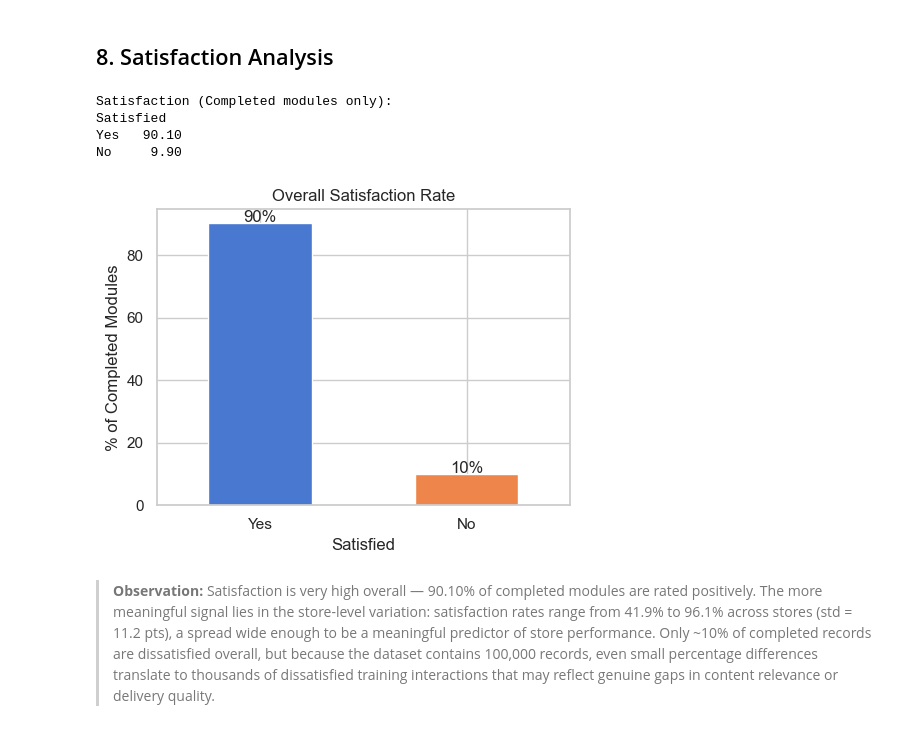
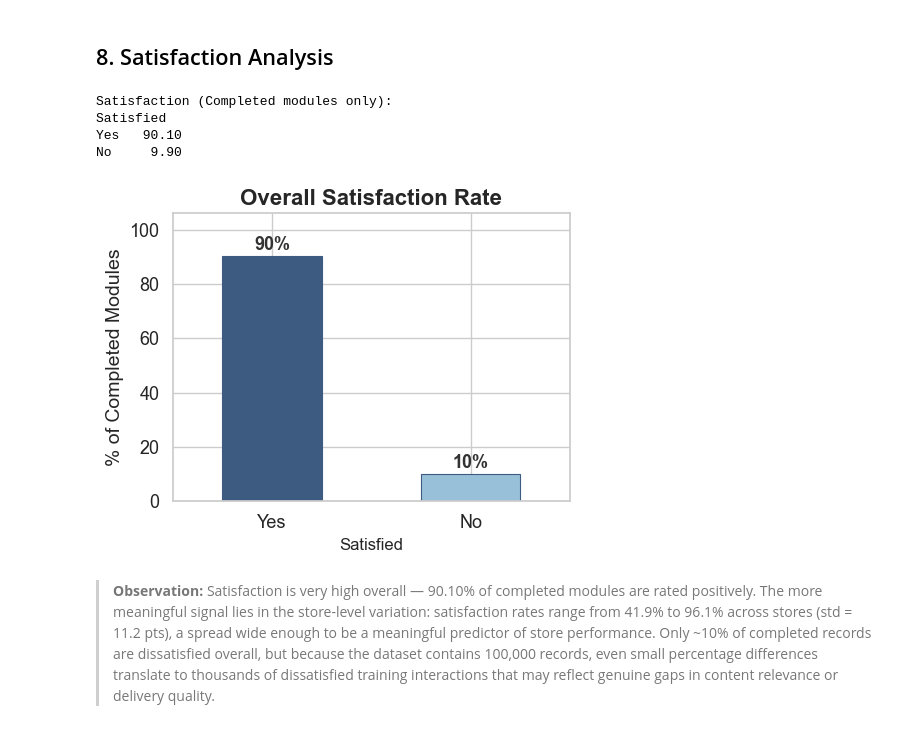
Before and after one commit to linokon4120/Weis_Project, a Jupyter notebook: Weis_LMS_EDA.ipynb, the cells around one changed output. Saved outputs shown, nothing was run; the diff lists cells and outputs as text; code cells hidden in the pictures.

```diff
--- a/Weis_LMS_EDA.ipynb
+++ b/Weis_LMS_EDA.ipynb
@@ -452,26 +497,33 @@ plt.show()
 # %%
 # Overall satisfaction rate (only among completed modules where Satisfied is recorded)
 sat_df = df[df['Is_Completed'] == 1].copy()
 overall_sat = sat_df['Satisfied'].value_counts(normalize=True).mul(100)
 print('Satisfaction (Completed modules only):')
 print(overall_sat.to_string())
 
 fig, ax = plt.subplots(figsize=(5, 4))
-overall_sat.plot(kind='bar', ax=ax, color=sns.color_palette('muted', 2))
-ax.set_ylabel('% of Completed Modules')
-ax.set_title('Overall Satisfaction Rate')
-ax.tick_params(axis='x', rotation=0)
+overall_sat.plot(kind='bar', ax=ax, color=['#3d5a80', '#98c1d9'],
+                 edgecolor='#3d5a80', linewidth=0.8)
+ax.set_ylabel('% of Completed Modules', fontsize=14)
+ax.set_title('Overall Satisfaction Rate', fontsize=16, fontweight='bold')
+ax.tick_params(axis='x', rotation=0, labelsize=13)
+ax.tick_params(axis='y', labelsize=13)
+
+ymin, ymax = ax.get_ylim()
 for p in ax.patches:
-    ax.annotate(f'{p.get_height():.0f}%', (p.get_x() + p.get_width() / 2, p.get_height() + 0.5),
-            ha='center')
+    ax.annotate(f'{p.get_height():.0f}%',
+                (p.get_x() + p.get_width() / 2, p.get_height() + ymax * 0.01),
+                ha='center', va='bottom', fontsize=13, fontweight='bold', color='#333333')
+ax.set_ylim(ymin, ymax * 1.12)
+
 plt.tight_layout()
 plt.show()
 # %% [output]
 Satisfaction (Completed modules only):
 Satisfied
 Yes   90.10
 No     9.90
-[figure, old version]
+[figure, new version]
 # %% [markdown]
 > **Observation:** Satisfaction is very high overall — 90.10% of completed modules are rated positively. The more meaningful signal lies in the store-level variation: satisfaction rates range from 41.9% to 96.1% across stores (std = 11.2 pts), a spread wide enough to be a meaningful predictor of store performance. Only ~10% of completed records are dissatisfied overall, but because the dataset contains 100,000 records, even small percentage differences translate to thousands of dissatisfied training interactions that may reflect genuine gaps in content relevance or delivery quality.
 # %%
```
Also changed, not shown: parts of 3 cells of this notebook, 1 other file.
